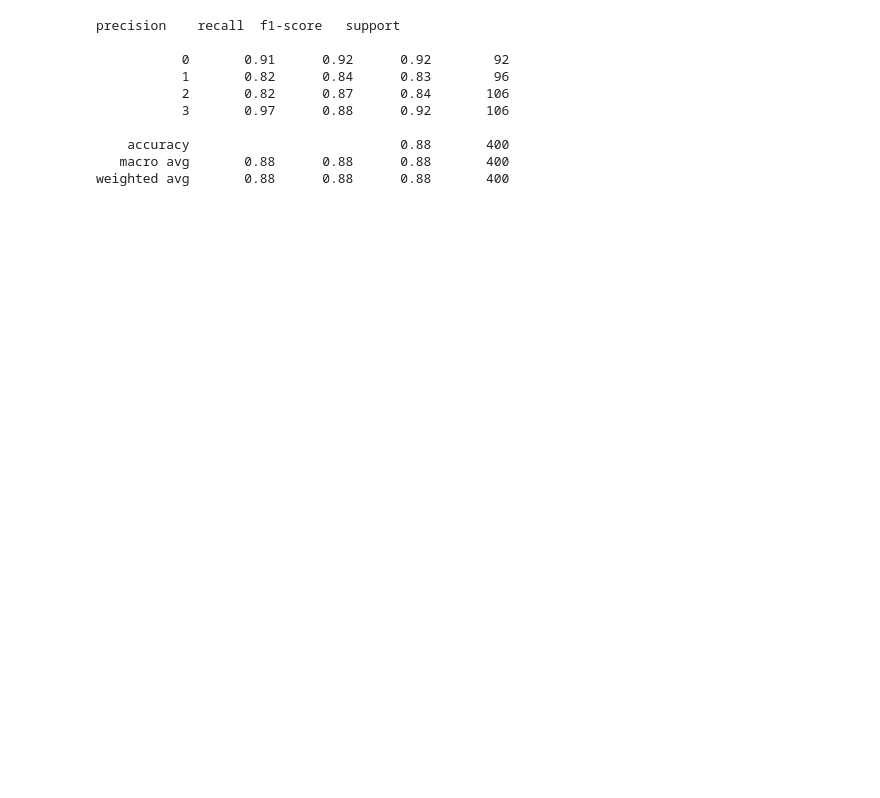
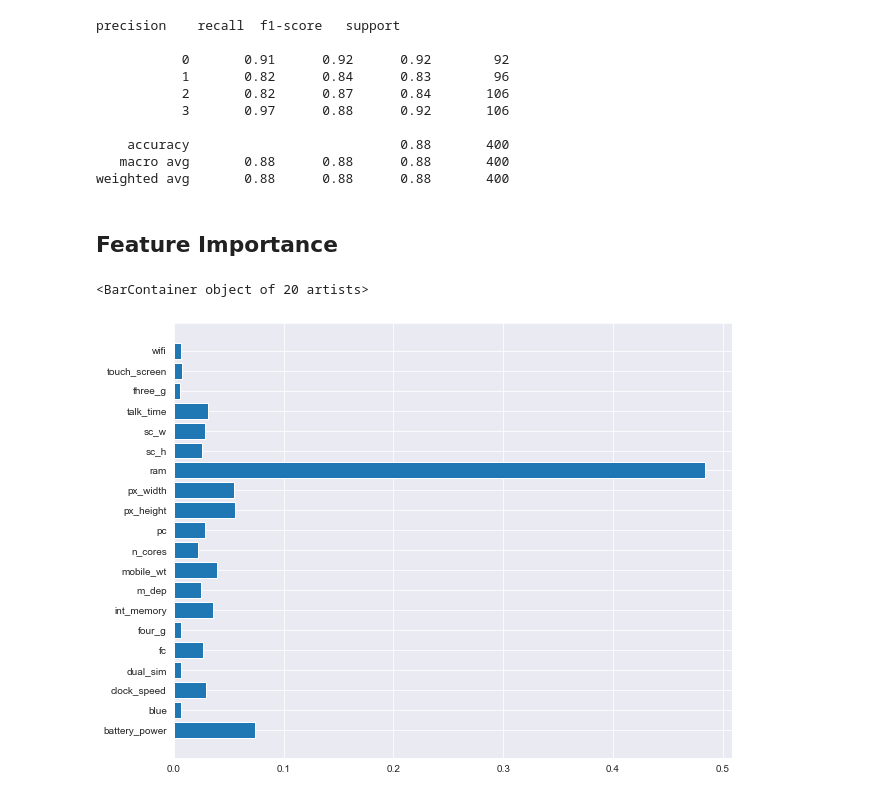
Before and after one commit to jordan-maulino/mobile_price, a Jupyter notebook: mobile_price.ipynb, the cells around one changed output. Drawn from its saved outputs; the diff is of its cells as text; code cells hidden in the pictures; blank space fills up the shorter version.

```diff
--- a/mobile_price.ipynb
+++ b/mobile_price.ipynb
@@ -308,3 +312,11 @@ precision    recall  f1-score   support
     accuracy                           0.88       400
    macro avg       0.88      0.88      0.88       400
 weighted avg       0.88      0.88      0.88       400
+# %% [markdown]
+## Feature Importance
+# %%
+plt.figure(figsize=(10, 8))
+plt.barh(X.columns,rf.feature_importances_)
+# %% [output]
+<BarContainer object of 20 artists>
+[figure, added]
```
Also changed, not shown: parts of 2 cells of this notebook.
